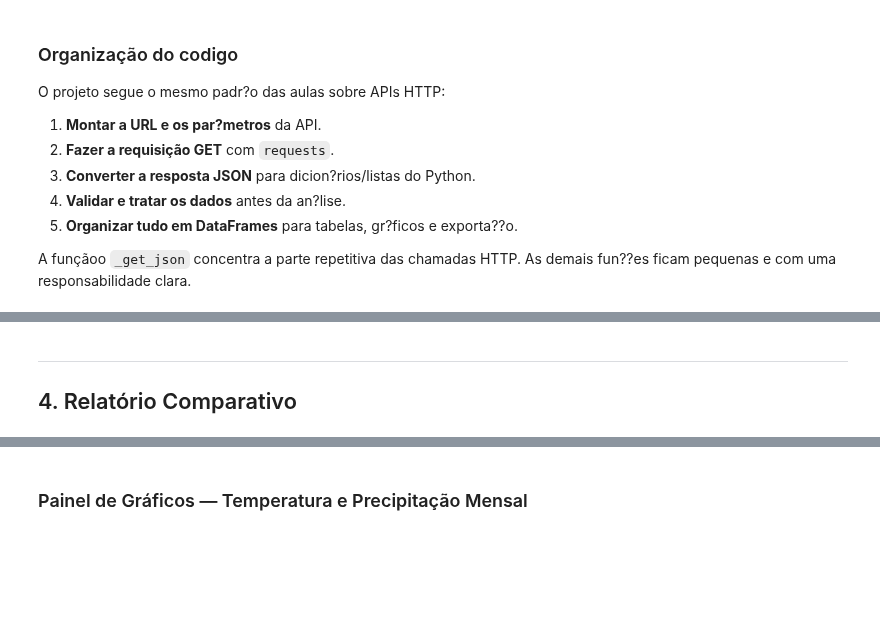
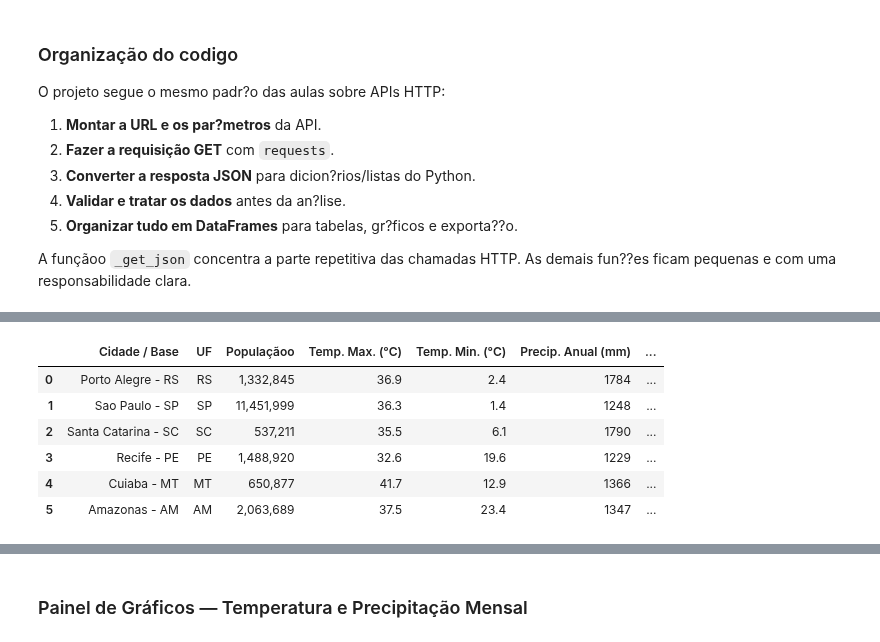
Before and after one commit to GSA3203VA/ALGORITMOS_IA, a Jupyter notebook: CURSO_IA/APE_ALGOR_PROGRAMACAO/Projeto10/projeto10_comentado.ipynb, the cells around one changed output, grey strips where cells are left out. Cells and saved outputs as stored; diff of their text form; code cells hidden in the pictures; blank space fills up the shorter version.

```diff
--- a/CURSO_IA/APE_ALGOR_PROGRAMACAO/Projeto10/projeto10_comentado.ipynb
+++ b/CURSO_IA/APE_ALGOR_PROGRAMACAO/Projeto10/projeto10_comentado.ipynb
@@ -308,16 +317,16 @@ def processar_cep(label: str, cep: str) -> dict:
     """
     Executa o pipeline completo para um CEP.
 
-    Esta fun??o ? o cora??o do projeto. Ela combina as quatro APIs:
-    1. ViaCEP -> cidade, UF e c?digo IBGE;
+    Esta funçao estabelece o codigo MAIN do projeto. Ela combina as quatro APIs:
+    1. ViaCEP -> cidade, UF e codigo IBGE;
     2. Open-Meteo Geocoding -> latitude e longitude;
-    3. Open-Meteo Archive -> clima di?rio de 2024;
-    4. IBGE -> popula??o do munic?pio.
+    3. Open-Meteo Archive -> clima diario de 2024;
+    4. IBGE -> populacao do municipio.
 
-    Retorna um dicion?rio com:
+    Retorna um dicionario com:
     - info: dados resumidos da cidade;
-    - df_diario: dados clim?ticos tratados por dia;
-    - df_mensal: resumo mensal para an?lise e gr?ficos.
+    - df_diario: dados climaticos tratados por dia;
+    - df_mensal: resumo mensal para analise e graficos.
     """
     print(f"\n{'=' * 55}\n  {label} | CEP: {cep}\n{'=' * 55}")
 
@@ -333,12 +342,12 @@ def processar_cep(label: str, cep: str) -> dict:
     df = fetch_clima(info["lat"], info["lon"])
     print(f"OK -> {len(df)} dias coletados")
 
-    print("  [4/4] Buscando popula??o (IBGE)...", end=" ")
+    print("  [4/4] Buscando populacao (IBGE)...", end=" ")
     info["populacao"] = fetch_populacao(info["ibge"])
-    print(f"OK -> {info['populacao']:,}" if info["populacao"] else "OK -> dado indispon?vel")
+    print(f"OK -> {info['populacao']:,}" if info["populacao"] else "OK -> dado indisponivel")
 
     # -----------------------------
-    # Tratamento dos dados di?rios
+    # Tratamento dos dados diarios
     # -----------------------------
     df["time"] = pd.to_datetime(df["time"])
 
@@ -370,11 +379,11 @@ def processar_cep(label: str, cep: str) -> dict:
         .reset_index()
     )
 
-    # R?tulos curtos para o eixo dos gr?ficos.
+    # Rotulos curtos para o eixo dos graficos.
     df_mensal["mes_str"] = df_mensal["mes"].dt.strftime("%b")
 
     # -----------------------------
-    # Indicadores anuais para relat?rio
+    # Indicadores anuais para relatorio
     # -----------------------------
     info["mes_quente"] = df_mensal.loc[df_mensal["temp_max_media"].idxmax(), "mes_str"]
     info["mes_chuvoso"] = df_mensal.loc[df_mensal["precipitacao_total"].idxmax(), "mes_str"]
@@ -383,7 +392,7 @@ def processar_cep(label: str, cep: str) -> dict:
     info["precip_anual"] = df["precipitation_sum"].sum()
     info["label"] = label
 
-    print(f"  -> M?s mais quente: {info['mes_quente']} | M?s mais chuvoso: {info['mes_chuvoso']}")
+    print(f"  -> Mes mais quente: {info['mes_quente']} | Mes mais chuvoso: {info['mes_chuvoso']}")
     return {"info": info, "df_diario": df, "df_mensal": df_mensal}
 # %% [markdown]
 ---
@@ -408,23 +435,30 @@ print(f"\nCidades processadas com sucesso: {len(resultados)}")
-# %% [markdown]
----
-## 4. Relatório Comparativo
 # %%
-# Monta uma tabela resumida, uma linha por cidade/base log?stica.
+
+### 5 Relatório Comparativo
+# Monta uma tabela resumida, uma linha por cidade/base logistica.
 linhas = []
 
 for r in resultados:
     i = r["info"]
     linhas.append({
         "Cidade / Base":      i["label"],
         "UF":                 i["uf"],
-        "Popula??o":          f"{i['populacao']:,}" if i["populacao"] else "N/D",
-        "Temp. M?x. (?C)":    f"{i['temp_max_anual']:.1f}",
-        "Temp. M?n. (?C)":    f"{i['temp_min_anual']:.1f}",
+        "Populaçãoo":          f"{i['populacao']:,}" if i["populacao"] else "N/D",
+        "Temp. Max. (°C)":    f"{i['temp_max_anual']:.1f}",
+        "Temp. Min. (°C)":    f"{i['temp_min_anual']:.1f}",
         "Precip. Anual (mm)": f"{i['precip_anual']:.0f}",
-        "M?s Mais Quente":    i["mes_quente"],
-        "M?s Mais Chuvoso":   i["mes_chuvoso"],
+        "Mês Mais Quente":    i["mes_quente"],
+        "Mês Mais Chuvoso":   i["mes_chuvoso"],
     })
 
 df_relatorio = pd.DataFrame(linhas)
 df_relatorio
+# %% [output]
+|  | Cidade / Base | UF | Populaçãoo | Temp. Max. (°C) | Temp. Min. (°C) | Precip. Anual (mm) | ... |
+| 0 | Porto Alegre - RS | RS | 1,332,845 | 36.9 | 2.4 | 1784 | ... |
+| 1 | Sao Paulo - SP | SP | 11,451,999 | 36.3 | 1.4 | 1248 | ... |
+| 2 | Santa Catarina - SC | SC | 537,211 | 35.5 | 6.1 | 1790 | ... |
+| 3 | Recife - PE | PE | 1,488,920 | 32.6 | 19.6 | 1229 | ... |
+| 4 | Cuiaba - MT | MT | 650,877 | 41.7 | 12.9 | 1366 | ... |
+| 5 | Amazonas - AM | AM | 2,063,689 | 37.5 | 23.4 | 1347 | ... |
 # %%
```
Also changed, not shown: parts of 15 cells of this notebook, 4 other files.
